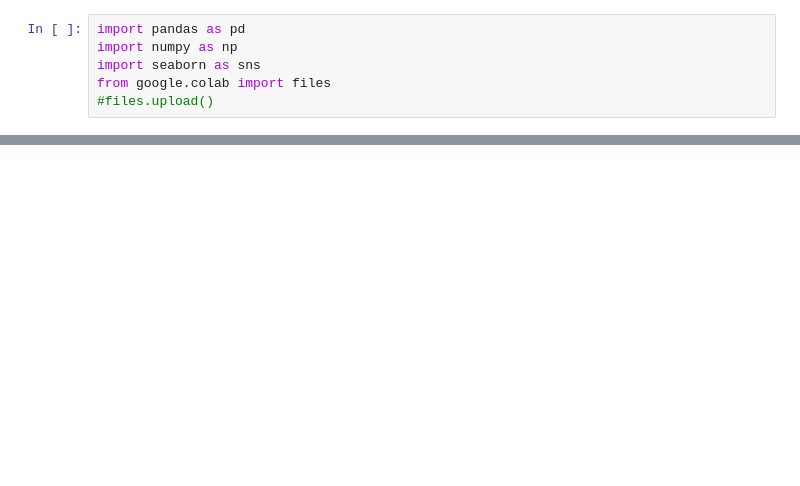
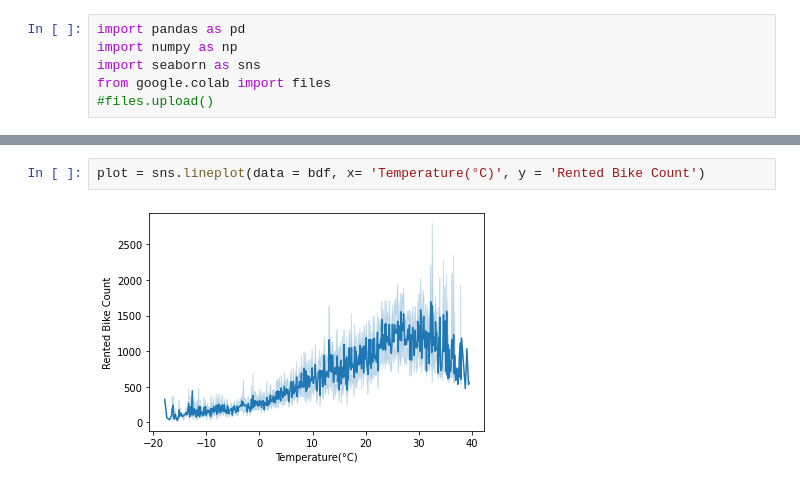
Before and after one commit to garrettfarley9/Seoul-Bike-Regression, a Jupyter notebook: Farley_ML_Project_part_1.ipynb, the cells around one changed output, grey strips where cells are left out. Drawn from its saved outputs; the diff is of its cells as text; blank space fills up the shorter version.

```diff
--- a/Farley_ML_Project_part_1.ipynb
+++ b/Farley_ML_Project_part_1.ipynb
@@ -38,0 +40,4 @@ bdf['Season avg'] = bdf.groupby(['Seasons'])['Rented Bike Count'].transform('mea
+# %%
+plot = sns.lineplot(data = bdf, x= 'Temperature(°C)', y = 'Rented Bike Count')
+# %% [output]
+[figure, added]
```
Also changed, not shown: parts of 5 cells of this notebook.
